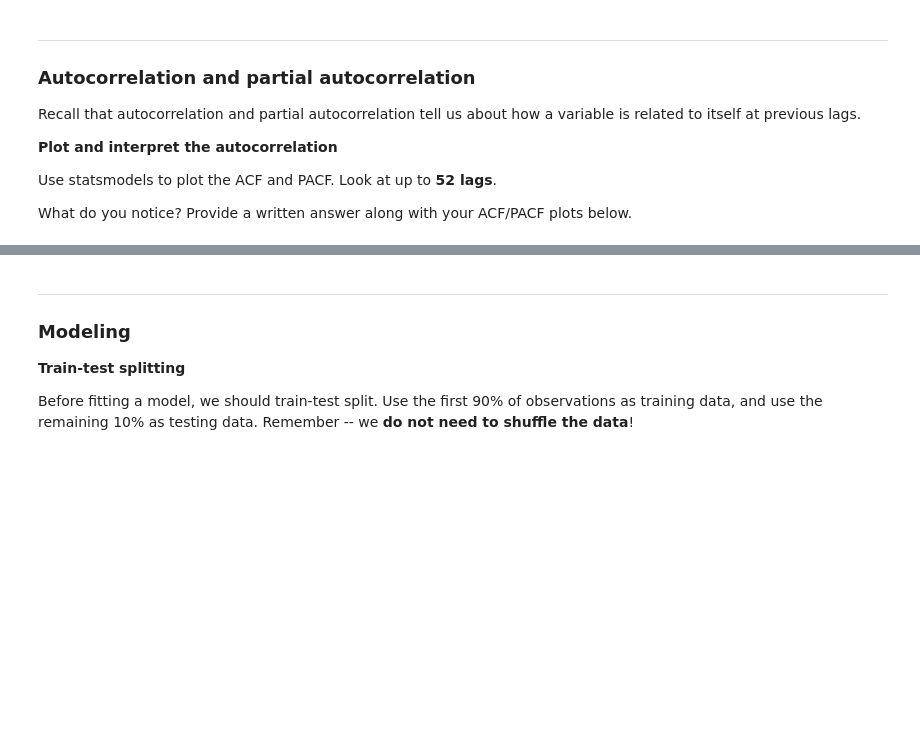
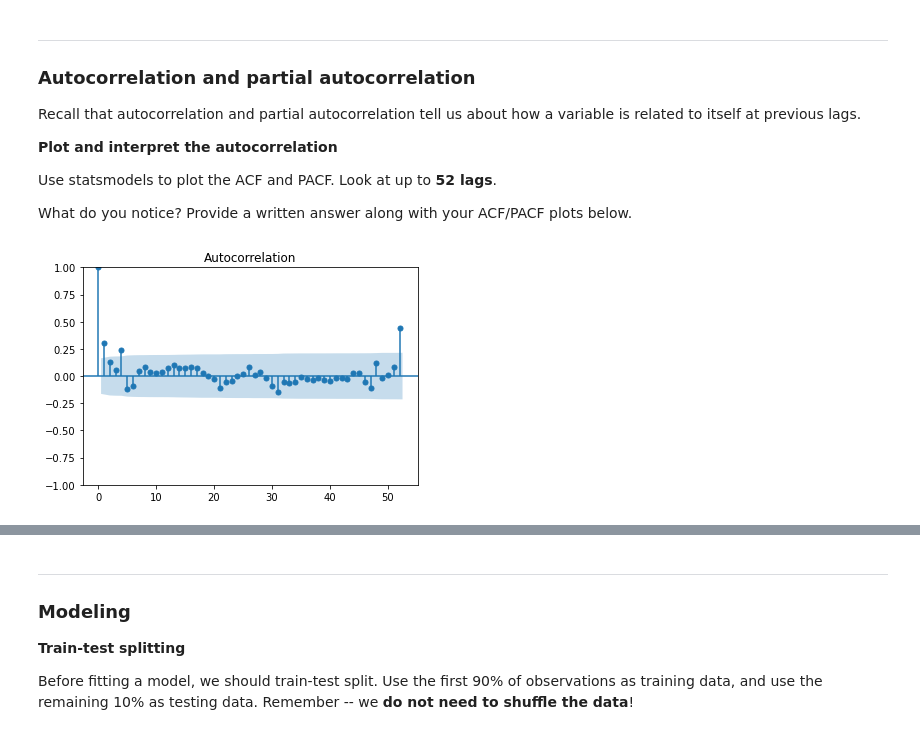
Before and after one commit to Tatadektep/ARIMA_Lab, a Jupyter notebook: starter-code.ipynb, the cells around one changed output, grey strips where cells are left out. Saved outputs shown, nothing was run; the diff lists cells and outputs as text; code cells hidden in the pictures; blank space fills up the shorter version.

```diff
--- a/starter-code.ipynb
+++ b/starter-code.ipynb
@@ -89,3 +212,7 @@ Recall that autocorrelation and partial autocorrelation tell us about how a vari
 Use statsmodels to plot the ACF and PACF. Look at up to **52 lags**.
 
 What do you notice? Provide a written answer along with your ACF/PACF plots below.
+# %%
+plot_acf(store1sum, lags = 52);
+# %% [output]
+[figure, added]
```
Also changed, not shown: parts of 53 cells of this notebook.
